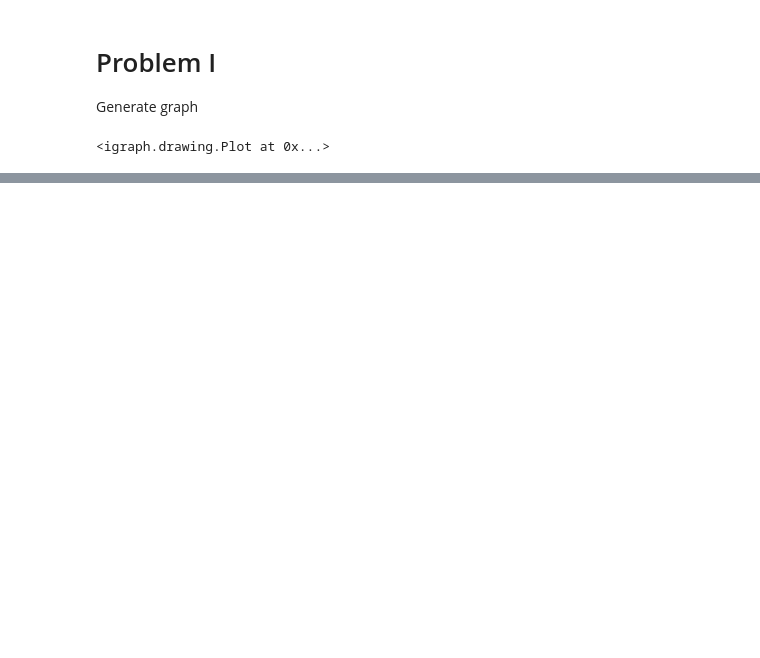
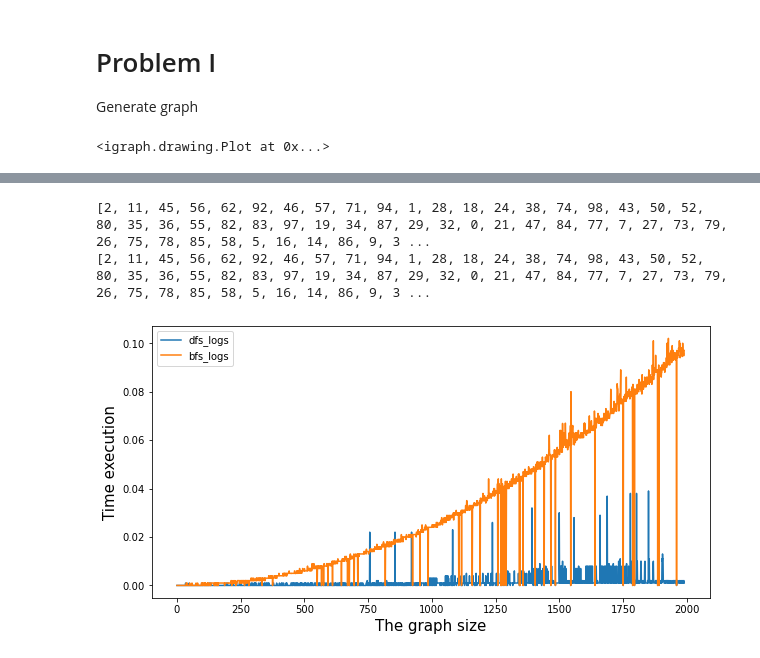
Before and after one commit to vvbark/algorithms-2021-labs, a Jupyter notebook: laboratory_5.ipynb, the cells around one changed output, grey strips where cells are left out. Saved outputs shown, nothing was run; the diff lists cells and outputs as text; code cells hidden in the pictures; blank space fills up the shorter version.

```diff
--- a/laboratory_5.ipynb
+++ b/laboratory_5.ipynb
@@ -62,5 +64,5 @@ def dfs(adj_list, start, target, path, visited = set()):
 # %%
-adjacency_dict = {key : adjacency_list[key] for key in range(100)}
+adjacency_dict = {key : adjacency_list[key] for key in range(N)}
 # %%
 def dfs(adjacencyList, vertex, search = None, visitedSet = None, path = None):
     # create memo once in top-level call
@@ -79,7 +81,10 @@ def dfs(adjacencyList, vertex, search = None, visitedSet = None, path = None):
     return path
 
 
-def bfs(visited, graph, node, search = None):
+def bfs(graph, node, search = None):
+    visited = []
+    queue = []
+
     visited.append(node)
     queue.append(node)
 
@@ -115,0 +109,38 @@ print(bfs(visited, adjacency_dict, 2, 6))
+# %%
+solve, secods = check_time(bfs, args=(adjacency_dict, 2))
+print(solve) # Случа прохода всех возможных узлов
+
+solve, secods = check_time(bfs, args=(adjacency_dict, 2, 39))
+print(solve) # Случай поиска необходимого узла
+# %% [output]
+[2, 11, 45, 56, 62, 92, 46, 57, 71, 94, 1, 28, 18, 24, 38, 74, 98, 43, 50, 52, 80, 35, 36, 55, 82, 83, 97, 19, 34, 87, 29, 32, 0, 21, 47, 84, 77, 7, 27, 73, 79, 26, 75, 78, 85, 58, 5, 16, 14, 86, 9, 3 ...
+[2, 11, 45, 56, 62, 92, 46, 57, 71, 94, 1, 28, 18, 24, 38, 74, 98, 43, 50, 52, 80, 35, 36, 55, 82, 83, 97, 19, 34, 87, 29, 32, 0, 21, 47, 84, 77, 7, 27, 73, 79, 26, 75, 78, 85, 58, 5, 16, 14, 86, 9, 3 ...
+# %%
+dfs_logs = []
+bfs_logs = []
+for n in tqdm(range(10, 2000)):
+    N = n
+    g = Graph()
+    g.add_vertices(N)
+    edges = [(i, j) for i, j in zip(np.random.randint(0, N, N * 2), np.random.randint(0, N, N * 2))]
+    g.add_edges(edges)
+
+    adjacency_matrix = g.get_adjacency() # adjacency matrix
+    adjacency_list = convert_to_adjacency(adjacency_matrix) # adjacency list
+
+    adjacency_dict = {key : adjacency_list[key] for key in range(N)}
+
+    solve, secods_dfs = check_time(dfs, args=(adjacency_dict, 6))
+    solve, secods_bfs = check_time(bfs, args=(adjacency_dict, 6))
+    dfs_logs.append(secods_dfs)
+    bfs_logs.append(secods_bfs)
+# %%
+plt.figure(figsize=(10,5))
+plt.plot(dfs_logs, label='dfs_logs')
+plt.plot(bfs_logs, label='bfs_logs')
+plt.xlabel("The graph size", fontsize=15)
+plt.ylabel("Time execution", fontsize=15)
+plt.legend()
+plt.show()
+# %% [output]
+[figure, added]
```
Also changed, not shown: parts of 9 cells of this notebook.
